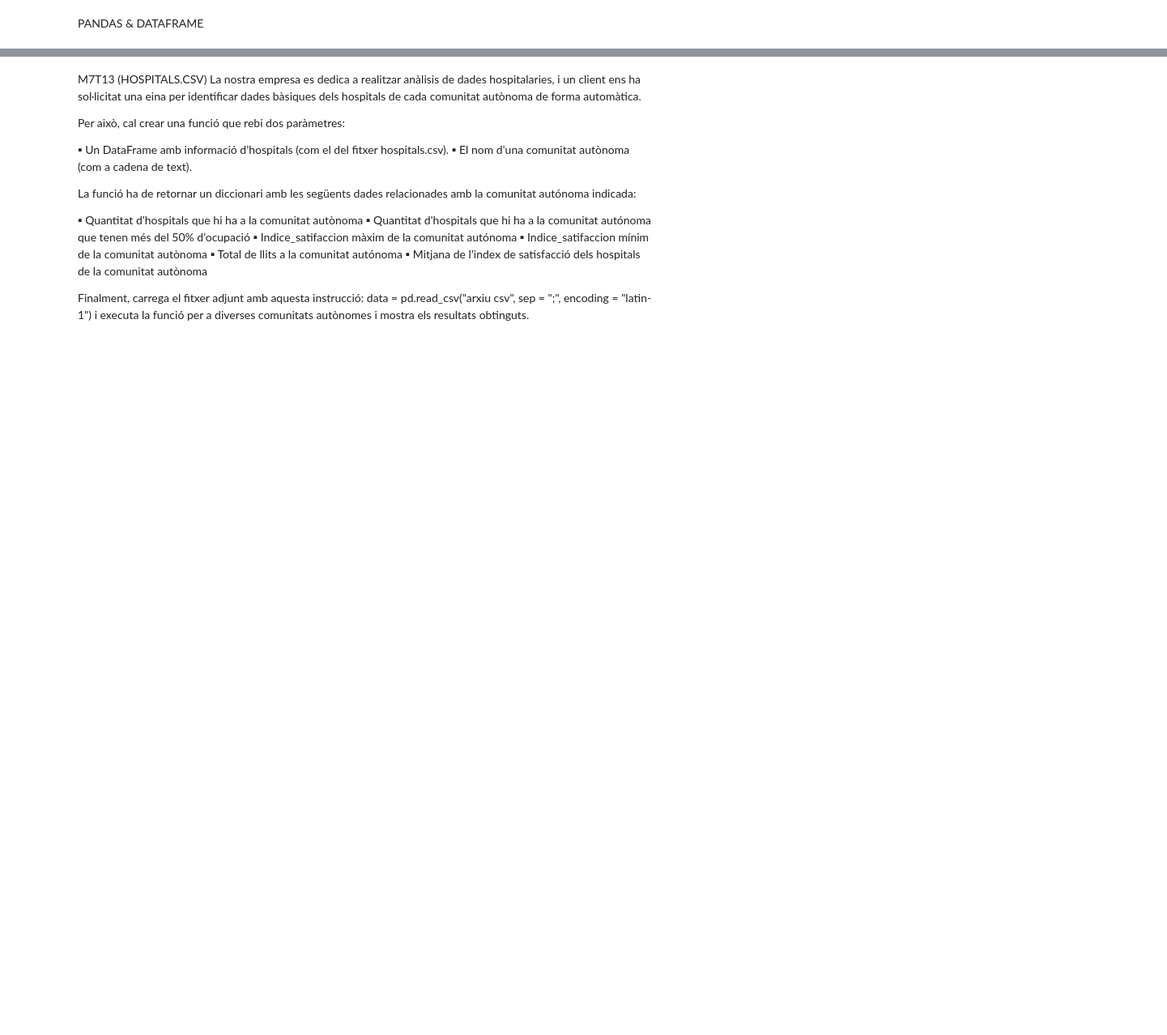
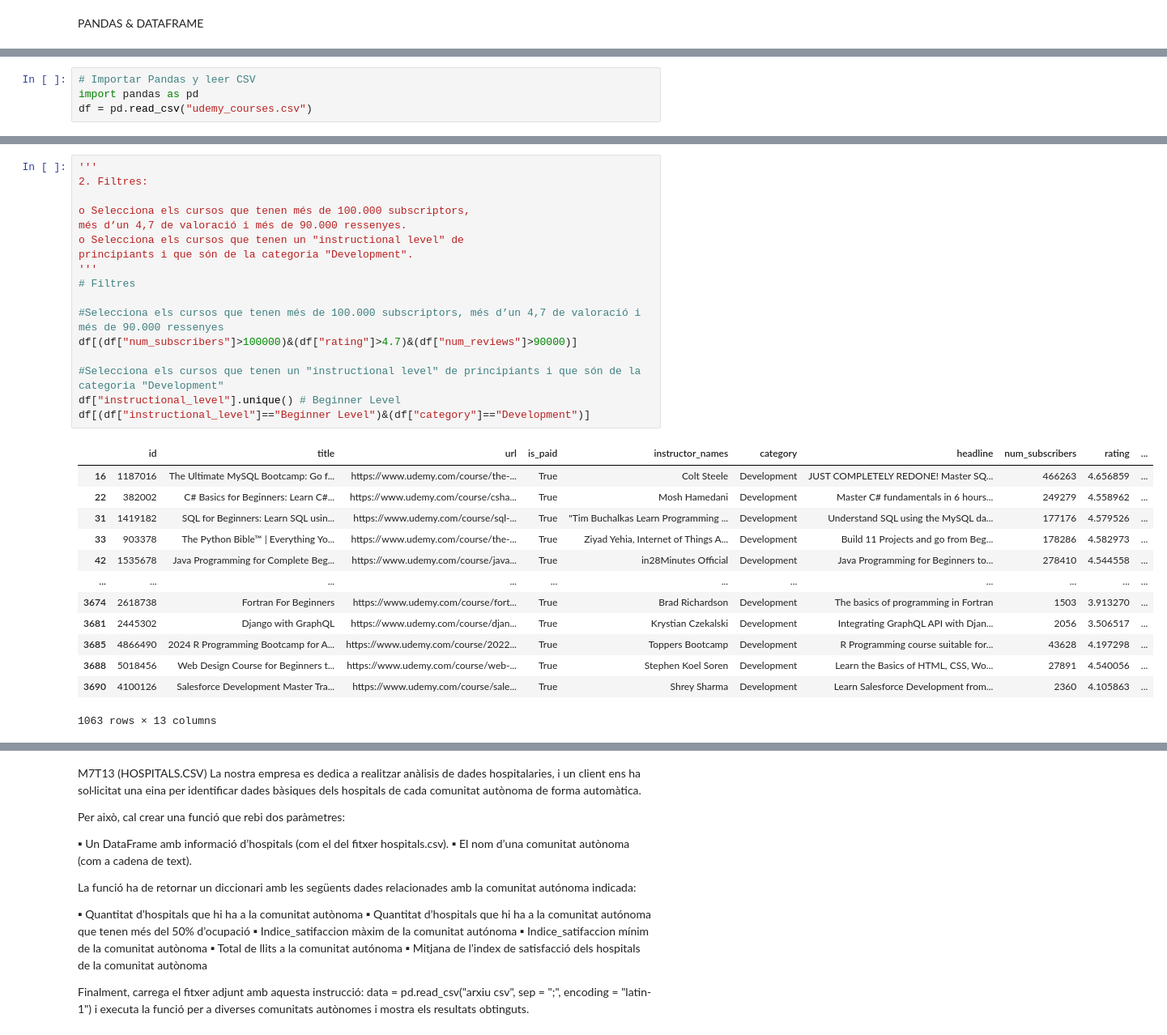
Before and after one commit to noelcarrionmatias/IT_Data, a Jupyter notebook: PYTHON/M7Todo.ipynb, the cells around one changed output, grey strips where cells are left out. Shown at 81% size. Cells and saved outputs as stored; diff of their text form; blank space fills up the shorter version.

```diff
--- a/PYTHON/M7Todo.ipynb
+++ b/PYTHON/M7Todo.ipynb
@@ -270,0 +313,4 @@ o Crea un dataframe que NO contingui les últimes 6 columnes del dataframe origi
+# %%
+# Importar Pandas y leer CSV
+import pandas as pd
+df = pd.read_csv("udemy_courses.csv")
@@ -270,0 +354,31 @@ o Crea un dataframe que NO contingui les últimes 6 columnes del dataframe origi
+# %%
+'''
+2. Filtres:
+
+o Selecciona els cursos que tenen més de 100.000 subscriptors,
+més d’un 4,7 de valoració i més de 90.000 ressenyes.
+o Selecciona els cursos que tenen un "instructional level" de
+principiants i que són de la categoria "Development".
+'''
+# Filtres
+
+#Selecciona els cursos que tenen més de 100.000 subscriptors, més d’un 4,7 de valoració i més de 90.000 ressenyes
+df[(df["num_subscribers"]>100000)&(df["rating"]>4.7)&(df["num_reviews"]>90000)]
+
+#Selecciona els cursos que tenen un "instructional level" de principiants i que són de la categoria "Development"
+df["instructional_level"].unique() # Beginner Level
+df[(df["instructional_level"]=="Beginner Level")&(df["category"]=="Development")]
+# %% [output]
+|  | id | title | url | is_paid | instructor_names | category | headline | num_subscribers | rating | ... |
+| 16 | 1187016 | The Ultimate MySQL Bootcamp: Go f... | https://www.udemy.com/course/the-... | True | Colt Steele | Development | JUST COMPLETELY REDONE! Master SQ... | 466263 | 4.656859 | ... |
+| 22 | 382002 | C# Basics for Beginners: Learn C#... | https://www.udemy.com/course/csha... | True | Mosh Hamedani | Development | Master C# fundamentals in 6 hours... | 249279 | 4.558962 | ... |
+| 31 | 1419182 | SQL for Beginners: Learn SQL usin... | https://www.udemy.com/course/sql-... | True | "Tim Buchalkas Learn Programming ... | Development | Understand SQL using the MySQL da... | 177176 | 4.579526 | ... |
+| 33 | 903378 | The Python Bible™ | Everything Yo... | https://www.udemy.com/course/the-... | True | Ziyad Yehia, Internet of Things A... | Development | Build 11 Projects and go from Beg... | 178286 | 4.582973 | ... |
+| 42 | 1535678 | Java Programming for Complete Beg... | https://www.udemy.com/course/java... | True | in28Minutes Official | Development | Java Programming for Beginners to... | 278410 | 4.544558 | ... |
+| ... | ... | ... | ... | ... | ... | ... | ... | ... | ... | ... |
+| 3674 | 2618738 | Fortran For Beginners | https://www.udemy.com/course/fort... | True | Brad Richardson | Development | The basics of programming in Fortran | 1503 | 3.913270 | ... |
+| 3681 | 2445302 | Django with GraphQL | https://www.udemy.com/course/djan... | True | Krystian Czekalski | Development | Integrating GraphQL API with Djan... | 2056 | 3.506517 | ... |
+| 3685 | 4866490 | 2024 R Programming Bootcamp for A... | https://www.udemy.com/course/2022... | True | Toppers Bootcamp | Development | R Programming course suitable for... | 43628 | 4.197298 | ... |
+| 3688 | 5018456 | Web Design Course for Beginners t... | https://www.udemy.com/course/web-... | True | Stephen Koel Soren | Development | Learn the Basics of HTML, CSS, Wo... | 27891 | 4.540056 | ... |
+| 3690 | 4100126 | Salesforce Development Master Tra... | https://www.udemy.com/course/sale... | True | Shrey Sharma | Development | Learn Salesforce Development from... | 2360 | 4.105863 | ... |
+1063 rows × 13 columns
```
Also changed, not shown: parts of 13 cells of this notebook, 1 other file.
